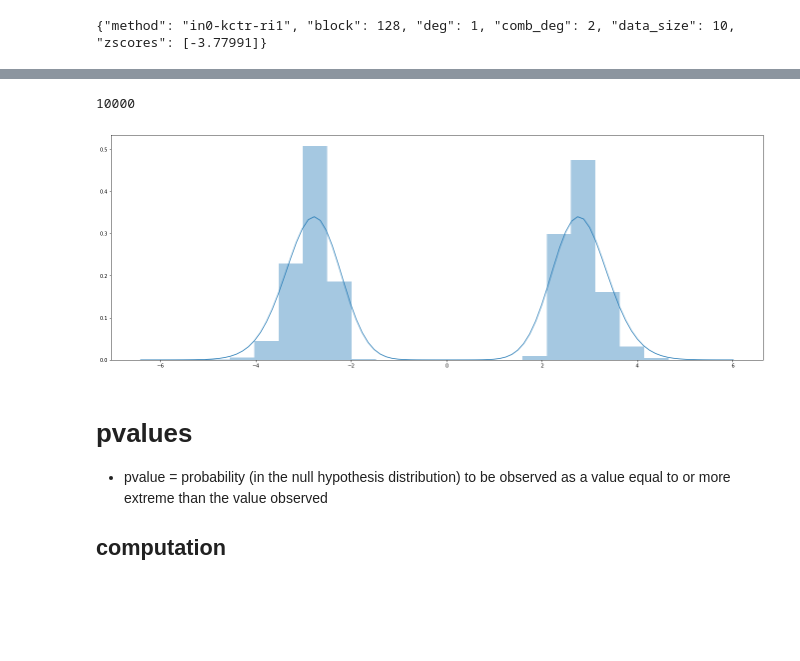
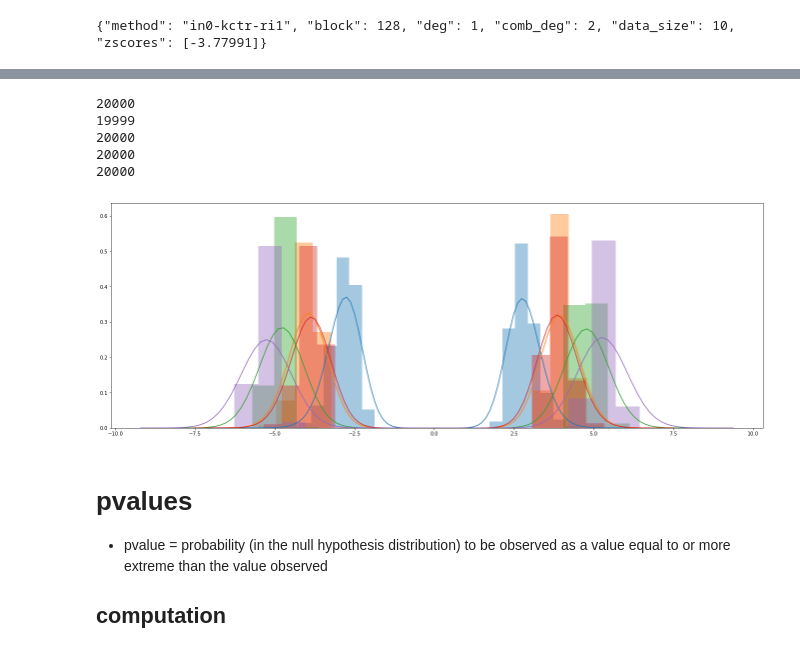
Before and after one commit to ph4r05/booltest, a Jupyter notebook: bool-pvalues.ipynb, the cells around one changed output, grey strips where cells are left out. Cells and saved outputs as stored; diff of their text form; code cells hidden in the pictures; blank space fills up the shorter version.

```diff
--- a/bool-pvalues.ipynb
+++ b/bool-pvalues.ipynb
@@ -142,7 +142,7 @@ def tabulate_pvals(val, nbins=200, abs_val=False, target_pvals=[0.0,0.0001,0.000
 # %%
 #js = json.load(open('ref_1554219251.json'))
 #csv = open('ref_1554219251.csv').read()
-csv = open('ref_1557954723.csv').read()
+csv = open('ref_1558361146.csv').read()
 
 csv_data = []
 for rec in [x.strip() for x in csv.split("\n")]:
@@ -321,15 +323,19 @@ def compute_pvals(dset):
 # %%
 a4_dims = (2*11.7, 8.27)
 fig, ax = pyplot.subplots(figsize=a4_dims)
 zs = data_filt[1]['zscores']
 
-for  i in range(1):
-    zs = [x for x in data_filt[i]['zscores']]
+for  i in range(5):
+    zs = [(x) for x in data_filt[i]['zscores']]
     print(len(zs))
     sns.distplot(a=zs, ax=ax, hist=True, norm_hist=False, bins='auto')
 # %% [output]
-10000
+20000
+19999
+20000
+20000
+20000
-[figure, old version]
+[figure, new version]
 # %% [markdown]
 # pvalues
  - pvalue = probability (in the null hypothesis distribution) to be observed as a value equal to or more extreme than the value observed
```
Also changed, not shown: parts of 3 cells of this notebook.
